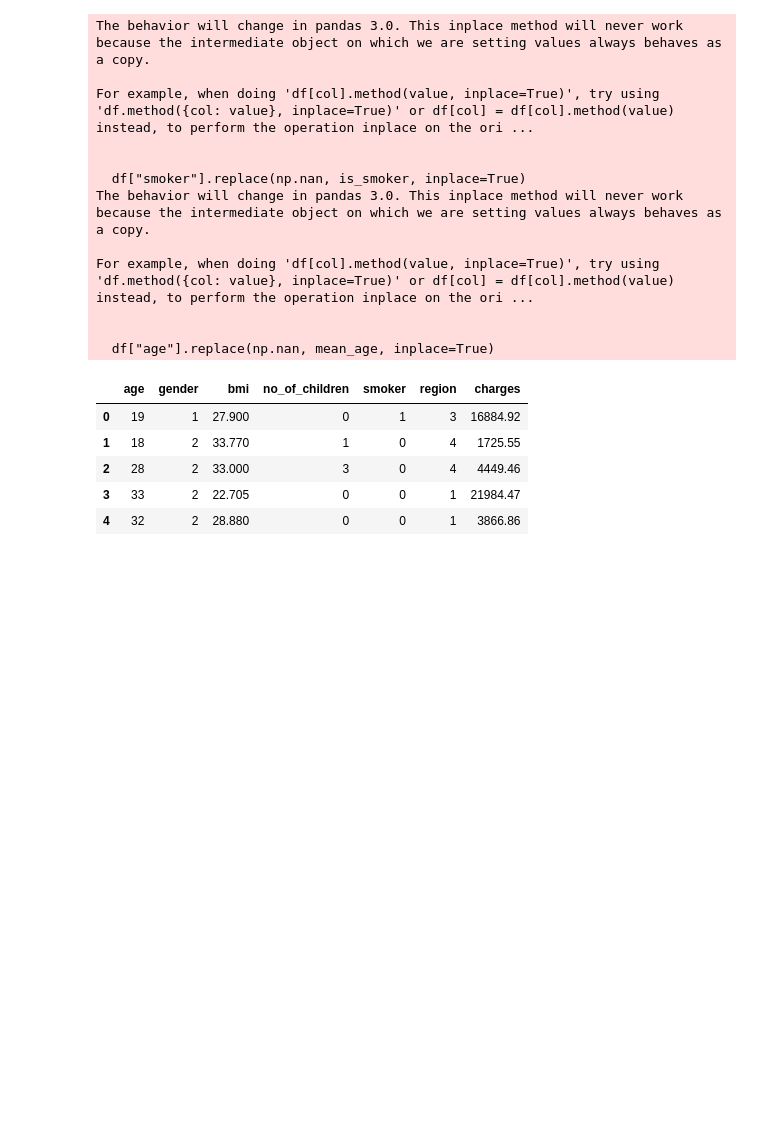
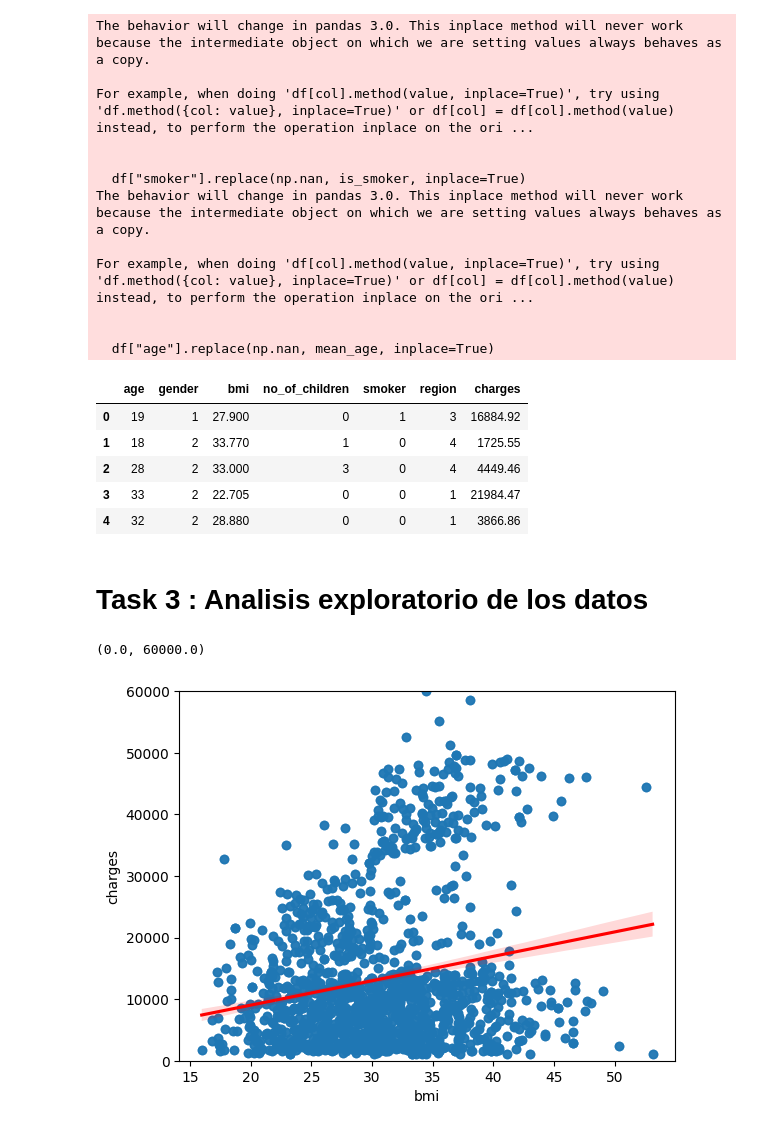
Before and after one commit to HDanny7/CDP, a Jupyter notebook: Senatec/Analisis de Datos/Ultimo Modulo/proycto.ipynb, the cells around one changed output. Saved outputs shown, nothing was run; the diff lists cells and outputs as text; code cells hidden in the pictures; blank space fills up the shorter version.

```diff
--- a/Senatec/Analisis de Datos/Ultimo Modulo/proycto.ipynb
+++ b/Senatec/Analisis de Datos/Ultimo Modulo/proycto.ipynb
@@ -98,3 +103,12 @@ df.head(5)
 | 2 | 28 | 2 | 33.000 | 3 | 0 | 4 | 4449.46 |
 | 3 | 33 | 2 | 22.705 | 0 | 0 | 1 | 21984.47 |
 | 4 | 32 | 2 | 28.880 | 0 | 0 | 1 | 3866.86 |
+# %% [markdown]
+# Task 3 : Analisis exploratorio de los datos
+# %%
+# Diagrama de dispercion entre bmi y charges
+sns.regplot(x="bmi", y="charges", data=df, line_kws={"color": "red"})
+plt.ylim(0,60000)
+# %% [output]
+(0.0, 60000.0)
+[figure, added]
```
Also changed, not shown: parts of 19 cells of this notebook, 3 other files.
